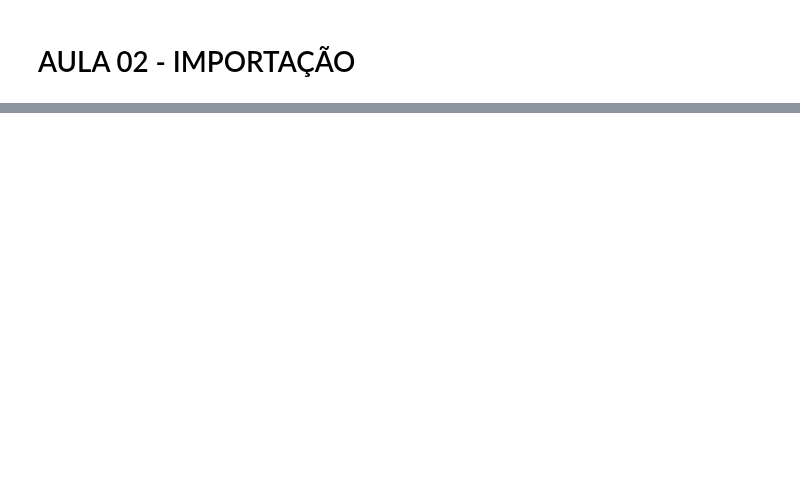
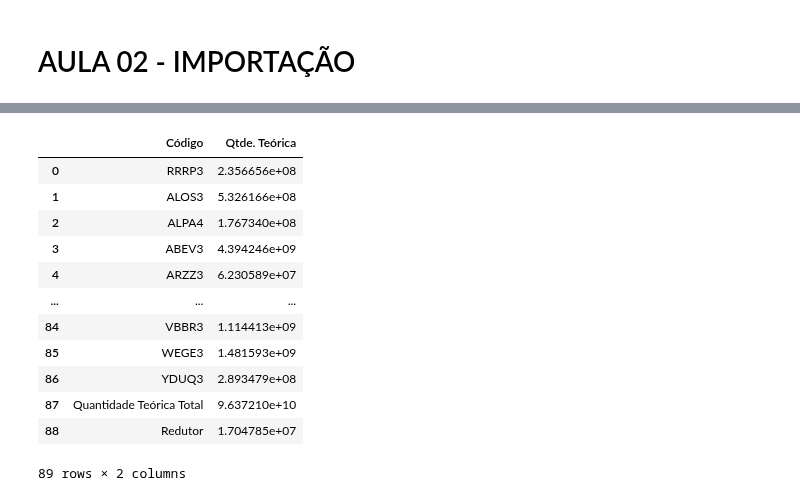
Before and after one commit to soueuwilliam/Estudos-Python, a Jupyter notebook: imersao_python_alura/Aula02.ipynb, the cells around one changed output, grey strips where cells are left out. Saved outputs shown, nothing was run; the diff lists cells and outputs as text; code cells hidden in the pictures; blank space fills up the shorter version.

```diff
--- a/imersao_python_alura/Aula02.ipynb
+++ b/imersao_python_alura/Aula02.ipynb
@@ -10,4 +25,18 @@ df_principal.head(10) #Mostra um certa quantidade de linhas que você deseja usa
 # %%
-df_totais_acoes = pd.read_excel("/content/Imersão_Python_for_google_colab.xlsx", sheet_name="Total_de_acoes") #Importa o arquivo que você dejesa
-df_totais_acoes.head(10) #Mostra um certa quantidade de linhas que você deseja usar
+df_totais_acoes = pd.read_excel(path_arquivo_colab, sheet_name="Total_de_acoes") #Importa o arquivo que você dejesa
+df_totais_acoes
+# %% [output]
+|  | Código | Qtde. Teórica |
+| 0 | RRRP3 | 2.356656e+08 |
+| 1 | ALOS3 | 5.326166e+08 |
+| 2 | ALPA4 | 1.767340e+08 |
+| 3 | ABEV3 | 4.394246e+09 |
+| 4 | ARZZ3 | 6.230589e+07 |
+| ... | ... | ... |
+| 84 | VBBR3 | 1.114413e+09 |
+| 85 | WEGE3 | 1.481593e+09 |
+| 86 | YDUQ3 | 2.893479e+08 |
+| 87 | Quantidade Teórica Total | 9.637210e+10 |
+| 88 | Redutor | 1.704785e+07 |
+89 rows × 2 columns
 # %%
```
Also changed, not shown: parts of 8 cells of this notebook.
